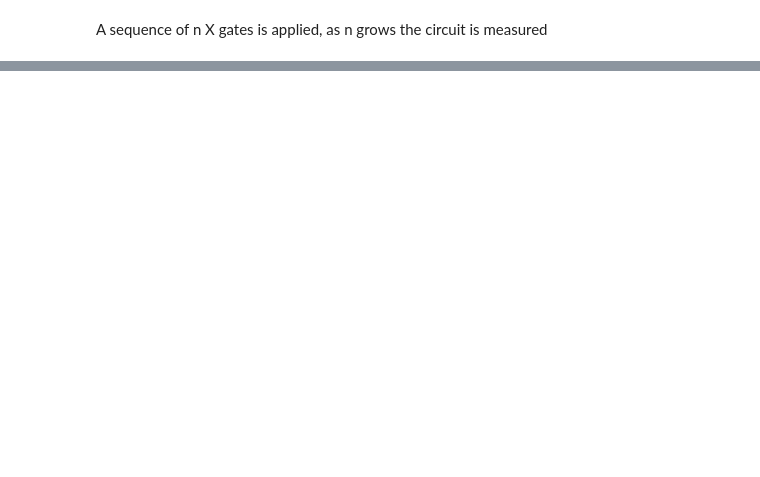
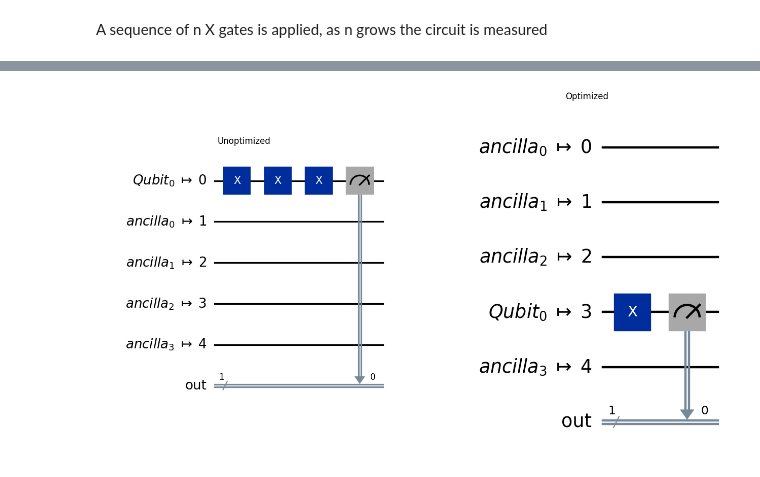
Before and after one commit to FedeFixxo/Quantum-Computing, a Jupyter notebook: Notebooks/Series of X gates.ipynb, the cells around one changed output, grey strips where cells are left out. Cells and saved outputs as stored; diff of their text form; code cells hidden in the pictures; blank space fills up the shorter version.

```diff
--- a/Notebooks/Series of X gates.ipynb
+++ b/Notebooks/Series of X gates.ipynb
@@ -51,0 +67,15 @@ plt.plot(data.values())
+# %%
+# Test if some kind of black box optimization are performed by drawing the transpiled circuit like inverse cancellation -> XX = I
+plt.figure(figsize=(16, 9))
+
+nX = 3
+
+plt.subplot(1, 2, 1)
+plt.gca().title.set_text("Unoptimized")
+generate_preset_pass_manager(backend=FakeManilaV2(), optimization_level=0).run(getQC_n(nX)).draw('mpl', ax=plt.gca())
+
+plt.subplot(1, 2, 2)
+plt.gca().title.set_text("Optimized")
+generate_preset_pass_manager(backend=FakeManilaV2(), optimization_level=3).run(getQC_n(nX)).draw('mpl', ax=plt.gca())
+# %% [output]
+[figure, added]
```
Also changed, not shown: parts of 6 cells of this notebook.
